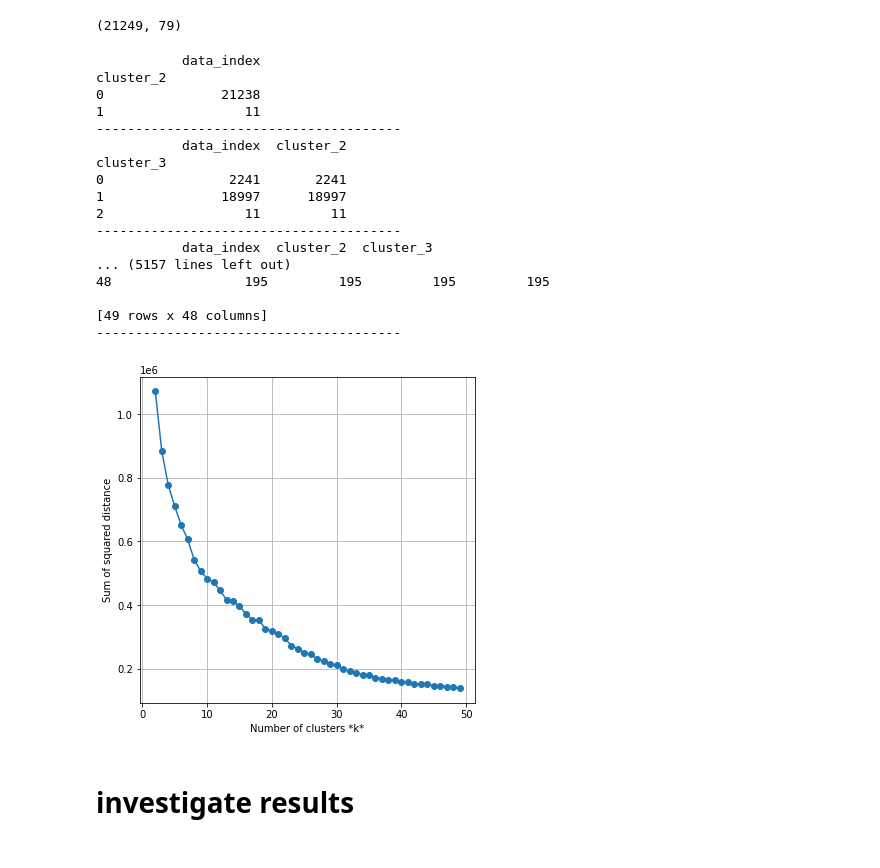
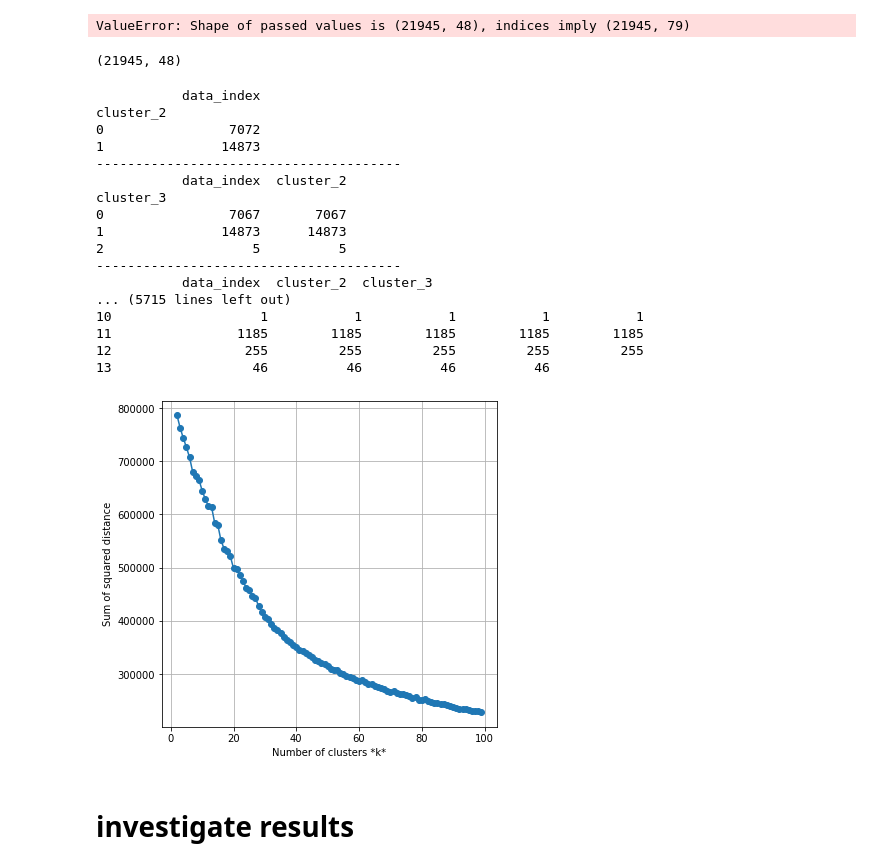
Before and after one commit to Milad-abbaszadeh/hyperopt, a Jupyter notebook: ipythons/Vector approach.ipynb, the cells around one changed output. Saved outputs shown, nothing was run; the diff lists cells and outputs as text; code cells hidden in the pictures.

```diff
--- a/ipythons/Vector approach.ipynb
+++ b/ipythons/Vector approach.ipynb
@@ -22,6 +22,6 @@ from sklearn.datasets import make_blobs
 from sklearn.preprocessing import StandardScaler
 # %%
 #load trial from openml
-trial_3 = pickle.load(open("/home/dfki/Desktop/Thesis/openml_test/pickel_files/3/trial_3.p", "rb"))
+trial_3 = pickle.load(open("/home/dfki/Desktop/Thesis/openml_test/pickel_files/3/trial_3_new.p", "rb"))
 len(trial_3.trials)
 # %% [output]
@@ -58,3 +71,5 @@ features = trial_3.trials[0]['misc']['vals'].keys()
 
 df = pd.DataFrame(data=X, columns=features)
 df.head()
+# %% [output]
+ValueError: Shape of passed values is (21945, 48), indices imply (21945, 79)
@@ -66,51 +77,51 @@ trial_3.trials[20000]['misc']['vals']
 X = StandardScaler().fit_transform(X)
 X.shape
 # %% [output]
-(21249, 79)
+(21945, 48)
 # %%
 list(np.arange(500,6500,500))
 # %%
 #find the best K
 # Run the Kmeans algorithm and get the index of data points clusters
 sse = []
-list_k = list(range(2,50))
+list_k = list(range(2,100))
 cluster_map = pd.DataFrame()
 cluster_map['data_index'] = range(0,X.shape[0])
 
 for k in list_k:
     km = KMeans(n_clusters=k, max_iter =1000)
     km.fit(X)
     sse.append(km.inertia_)
 
     cluster_map['cluster_{}'.format(k)] = km.labels_
     print(cluster_map.groupby('cluster_{}'.format(k)).count())
     print("---------------------------------------")
 
 # Plot sse against k
 plt.figure(figsize=(6, 6))
 plt.plot(list_k, sse, '-o')
 plt.xlabel(r'Number of clusters *k*')
 plt.ylabel('Sum of squared distance')
 plt.grid(True)
 # %% [output]
            data_index
 cluster_2
-0               21238
-1                  11
+0                7072
+1               14873
 ---------------------------------------
            data_index  cluster_2
 cluster_3
-0                2241       2241
-1               18997      18997
-2                  11         11
+0                7067       7067
+1               14873      14873
+2                   5          5
 ---------------------------------------
            data_index  cluster_2  cluster_3
-... (5157 lines left out)
-48                 195         195         195         195
-
-[49 rows x 48 columns]
----------------------------------------
+... (5715 lines left out)
+10                   1           1           1           1           1
+11                1185        1185        1185        1185        1185
+12                 255         255         255         255         255
+13                  46          46          46          46
-[figure, old version]
+[figure, new version]
 # %%
 from sklearn.cluster import KMeans
 
```
Also changed, not shown: parts of 30 cells of this notebook, 12 other files.
